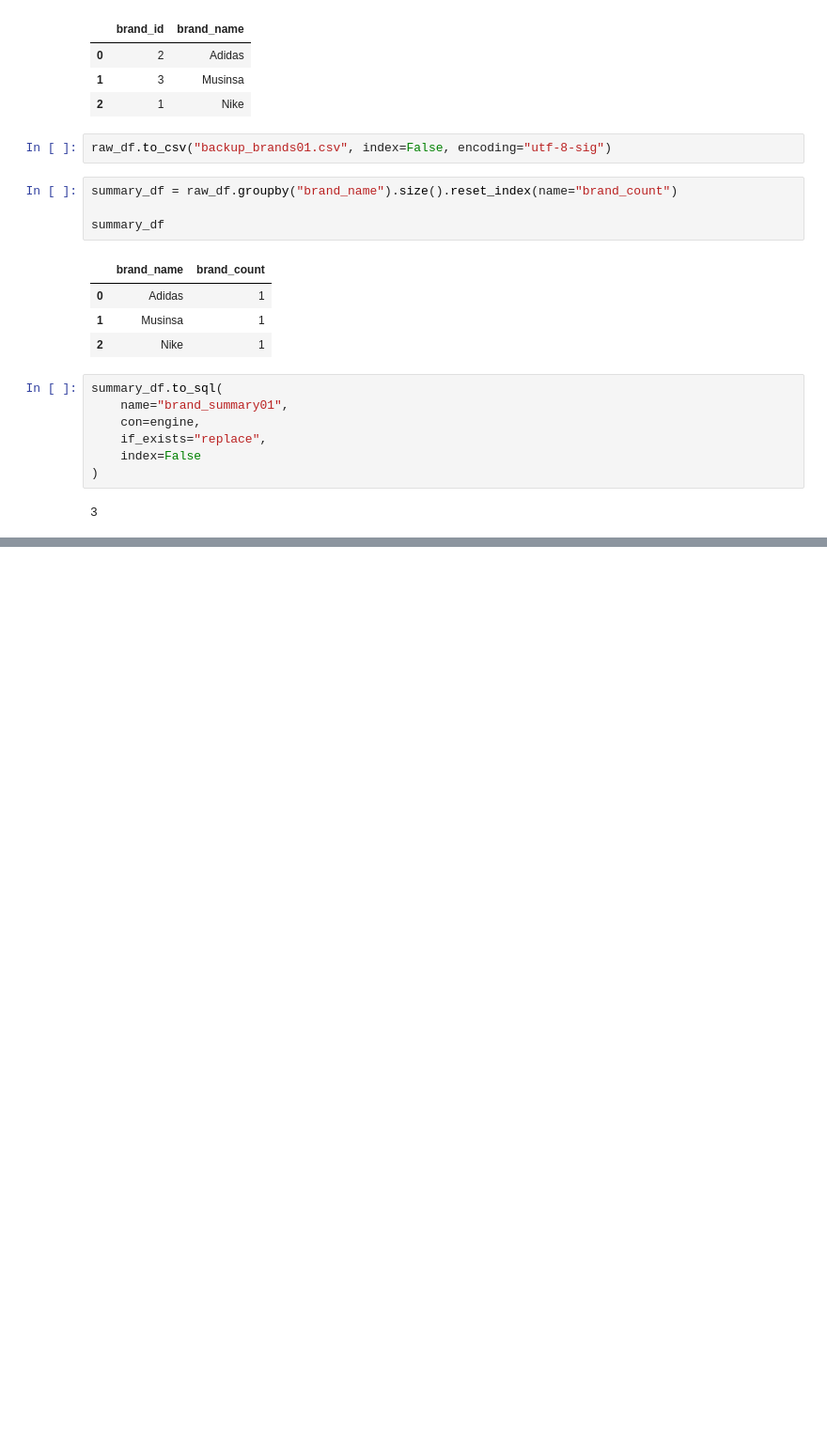
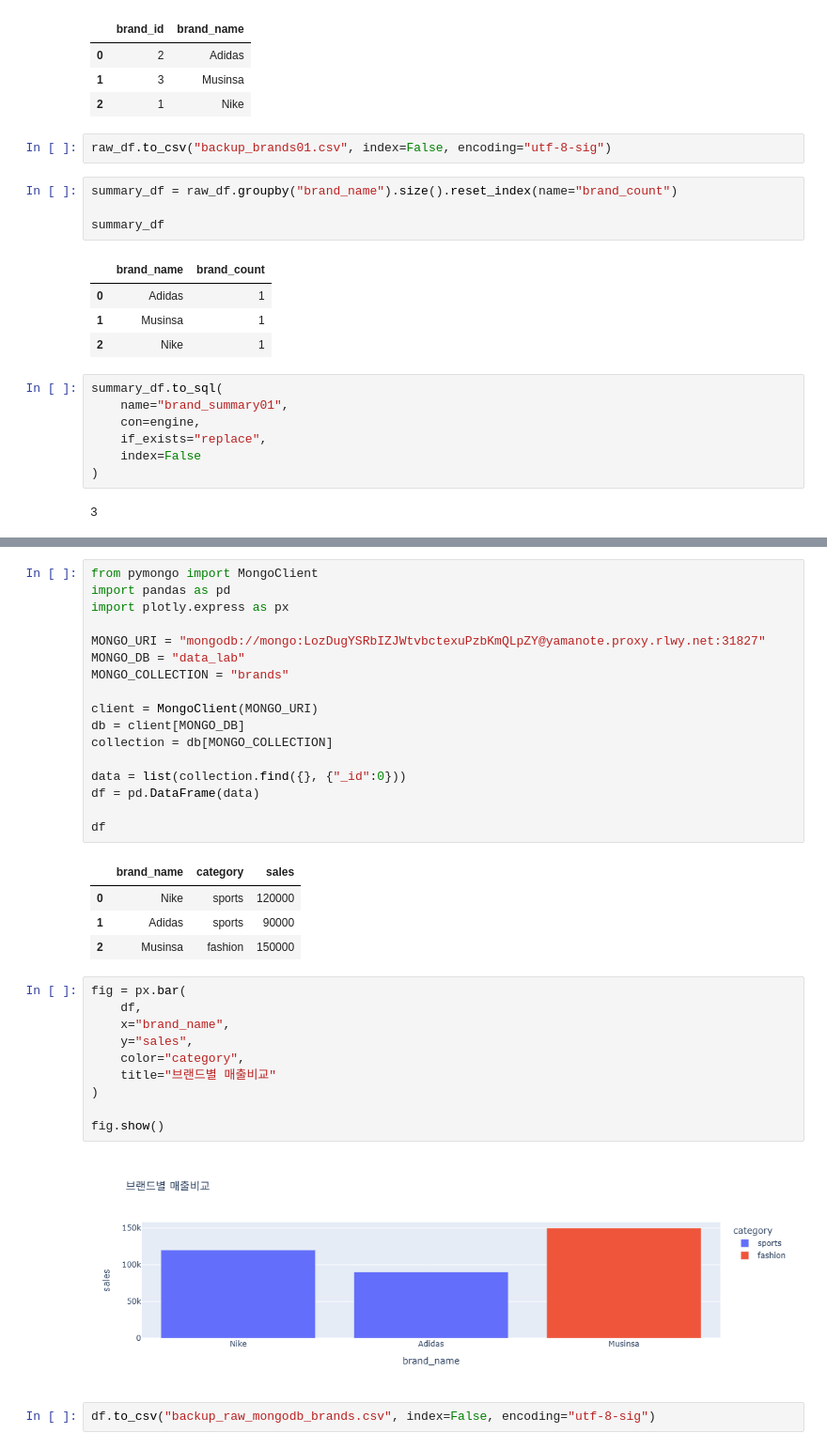
Before and after one commit to jiwoooong03-lab/railway_260515, a Jupyter notebook: railway_mysql.ipynb, the cells around one changed output, grey strips where cells are left out. Shown at 94% size. Saved outputs shown, nothing was run; the diff lists cells and outputs as text; blank space fills up the shorter version.

Commit message:
Feat: Add MySQL data backup

```diff
--- a/railway_mysql.ipynb
+++ b/railway_mysql.ipynb
@@ -124,0 +125,36 @@ error: failed to push some refs to 'https://github.com/jiwoooong03-lab/railway_2
+# %%
+from pymongo import MongoClient
+import pandas as pd
+import plotly.express as px
+
+MONGO_URI = "mongodb://mongo:LozDugYSRbIZJWtvbctexuPzbKmQLpZY@yamanote.proxy.rlwy.net:31827"
+MONGO_DB = "data_lab"
+MONGO_COLLECTION = "brands"
+
+client = MongoClient(MONGO_URI)
+db = client[MONGO_DB]
+collection = db[MONGO_COLLECTION]
+
+data = list(collection.find({}, {"_id":0}))
+df = pd.DataFrame(data)
+
+df
+# %% [output]
+|  | brand_name | category | sales |
+| 0 | Nike | sports | 120000 |
+| 1 | Adidas | sports | 90000 |
+| 2 | Musinsa | fashion | 150000 |
+# %%
+fig = px.bar(
+    df,
+    x="brand_name",
+    y="sales",
+    color="category",
+    title="브랜드별 매출비교"
+)
+
+fig.show()
+# %% [output]
+[figure, added]
+# %%
+df.to_csv("backup_raw_mongodb_brands.csv", index=False, encoding="utf-8-sig")
```
Also changed, not shown: parts of 2 cells of this notebook, 1 other file.
